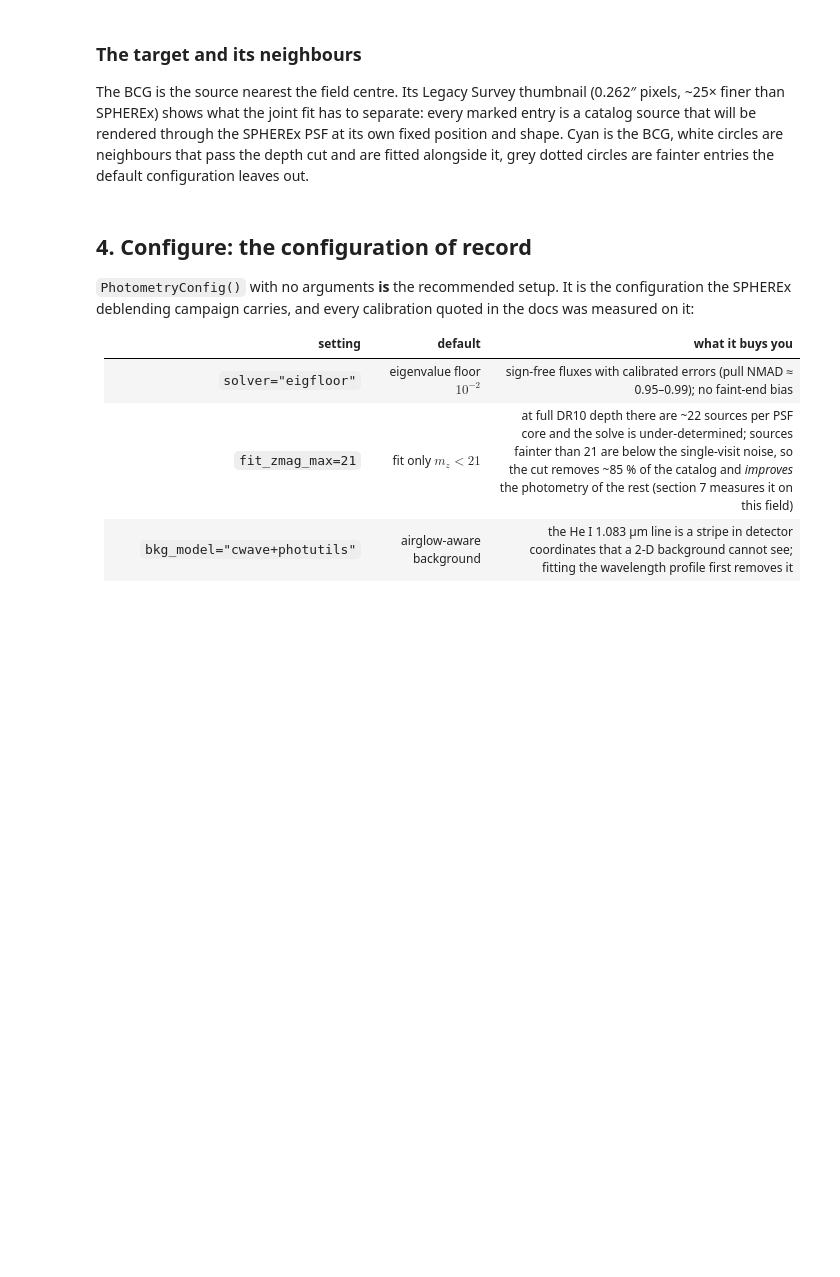
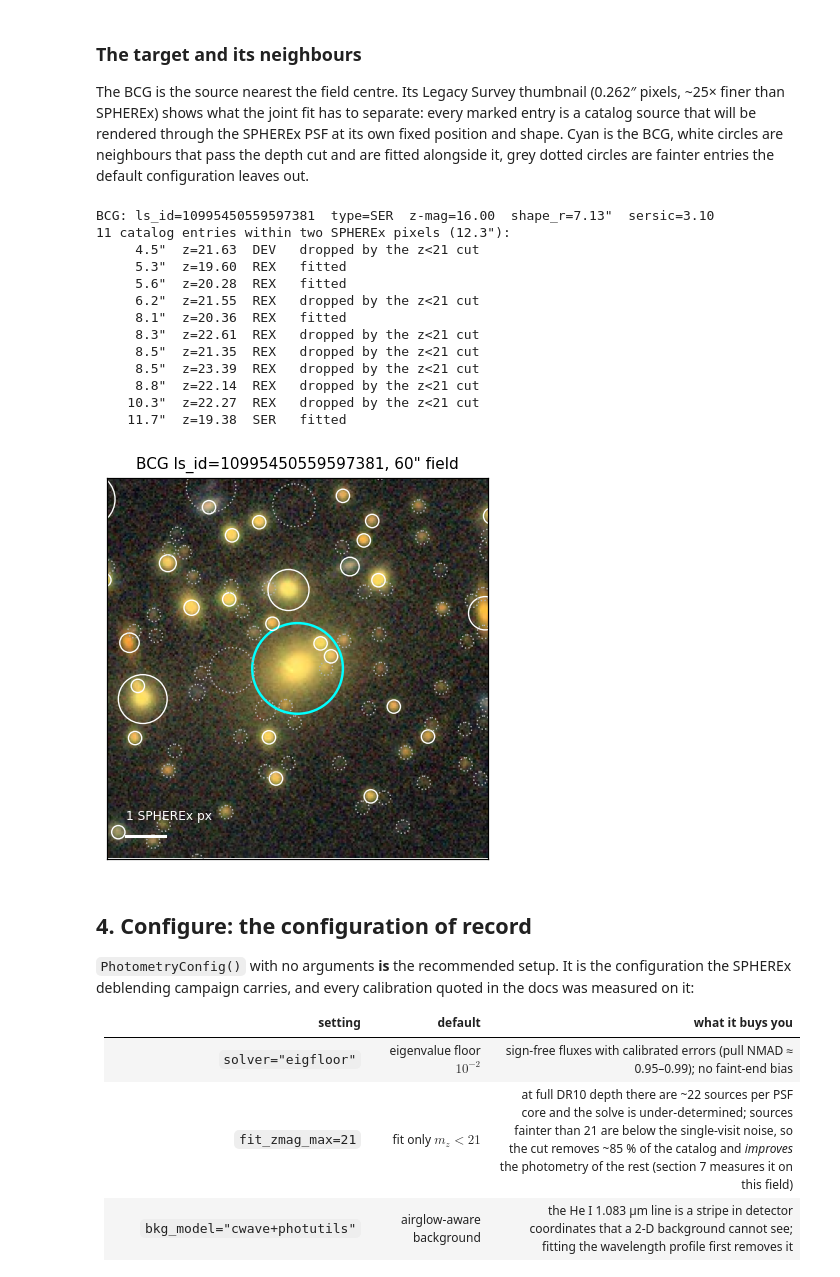
Before and after one commit to hbahk/tractorjax-spherex, a Jupyter notebook: examples/04_cluster_field_end_to_end.ipynb, the cells around one changed output. Drawn from its saved outputs; the diff is of its cells as text; code cells hidden in the pictures; blank space fills up the shorter version.

```diff
--- a/examples/04_cluster_field_end_to_end.ipynb
+++ b/examples/04_cluster_field_end_to_end.ipynb
@@ -217,36 +244,58 @@ def ls_thumbnail(ra, dec, fov_arcsec=60.0, pixscale=0.262):
         return None, pixscale
 
 
-def draw_neighbourhood(ax, ra, dec, fov_arcsec=60.0):
-    """LS thumbnail with the catalog entries around (ra, dec) marked."""
+def draw_neighbourhood(ax, ra, dec, fov_arcsec=60.0, partners=()):
+    """LS thumbnail with the catalog entries around (ra, dec) marked.
+
+    ``partners`` = [(ra, dec, color), ...] draws those entries in their own colour.
+    """
     img, pixscale = ls_thumbnail(ra, dec, fov_arcsec)
     if img is None:
         ax.text(0.5, 0.5, "thumbnail unavailable", ha="center", va="center",
                 transform=ax.transAxes)
         ax.set_xticks([]); ax.set_yticks([])
         return
     n = img.shape[0]
     ax.imshow(img, origin="upper")
     d = sc_all.separation(SkyCoord(ra * u.deg, dec * u.deg)).arcsec
     for j in np.where(d < 0.75 * fov_arcsec)[0]:
         dx = (cat["ra"][j] - ra) * np.cos(np.radians(dec)) * 3600 / pixscale
         dy = (cat["dec"][j] - dec) * 3600 / pixscale
         x, y = n / 2 - dx, n / 2 - dy            # east left, north up
         r = max(cat["shape_r"][j] / pixscale, 4.0)
         target = abs(cat["ra"][j] - ra) < 1e-6 and abs(cat["dec"][j] - dec) < 1e-6
         color = "cyan" if target else ("white" if fitted[j] else "0.7")
+        for pra, pdec, pcol in partners:
+            if abs(cat["ra"][j] - pra) < 1e-6 and abs(cat["dec"][j] - pdec) < 1e-6:
+                color, target = pcol, True
         ax.add_patch(plt.Circle((x, y), r, fill=False, ec=color, lw=1.6 if target else 0.9,
                                 ls="-" if fitted[j] else ":"))
     bar = PIX / pixscale
     ax.plot([0.05 * n, 0.05 * n + bar], [0.94 * n, 0.94 * n], color="w", lw=2)
-    ax.text(0.05 * n + bar / 2, 0.905 * n, "1 SPHEREx px", color="w", ha="center", va="bottom", fontsize=8)
+    ax.text(0.05 * n, 0.905 * n, "1 SPHEREx px", color="w", ha="left", va="bottom", fontsize=8)
+    ax.set_xlim(0, n); ax.set_ylim(n, 0)
     ax.set_xticks([]); ax.set_yticks([])
 
 
 fig, ax = plt.subplots(figsize=(4.5, 4.5))
 draw_neighbourhood(ax, float(bcg["ra"]), float(bcg["dec"]), fov_arcsec=60)
 ax.set_title(f"BCG ls_id={BCG_ID}, 60\" field", fontsize=10)
 plt.show()
+# %% [output]
+BCG: ls_id=10995450559597381  type=SER  z-mag=16.00  shape_r=7.13"  sersic=3.10
+11 catalog entries within two SPHEREx pixels (12.3"):
+     4.5"  z=21.63  DEV   dropped by the z<21 cut
+     5.3"  z=19.60  REX   fitted
+     5.6"  z=20.28  REX   fitted
+     6.2"  z=21.55  REX   dropped by the z<21 cut
+     8.1"  z=20.36  REX   fitted
+     8.3"  z=22.61  REX   dropped by the z<21 cut
+     8.5"  z=21.35  REX   dropped by the z<21 cut
+     8.5"  z=23.39  REX   dropped by the z<21 cut
+     8.8"  z=22.14  REX   dropped by the z<21 cut
+    10.3"  z=22.27  REX   dropped by the z<21 cut
+    11.7"  z=19.38  SER   fitted
+[figure, added]
 # %% [markdown]
 ## 4. Configure: the configuration of record
 
```
Also changed, not shown: parts of 13 cells of this notebook.
